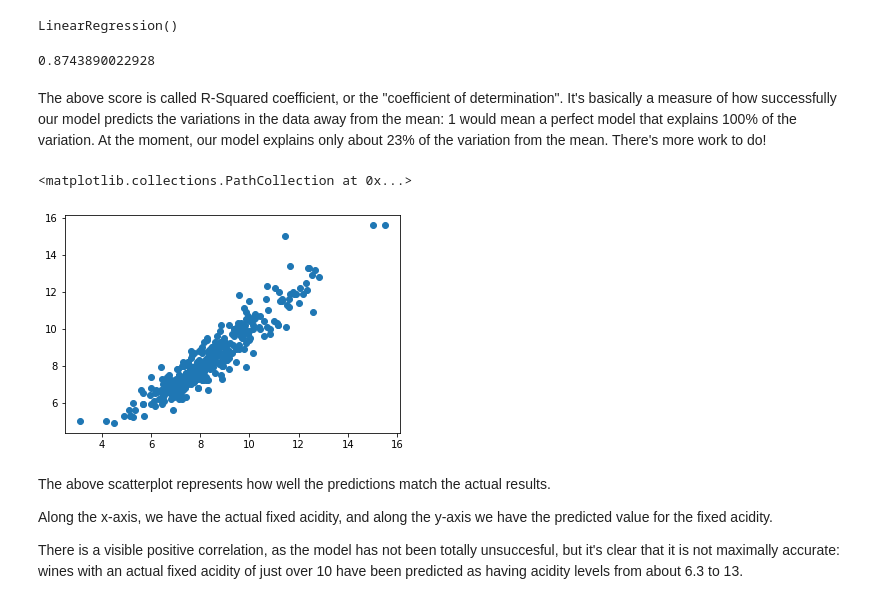
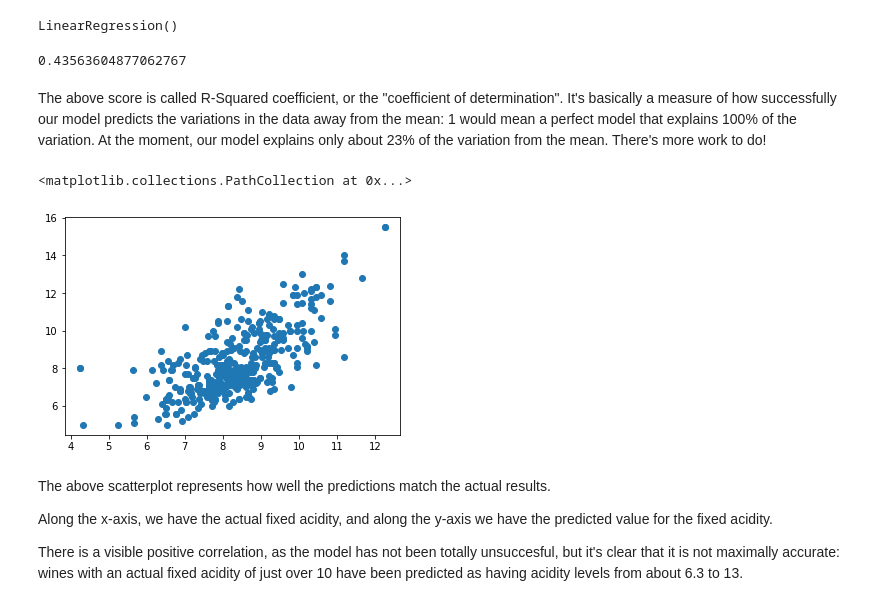
Before and after one commit to mitty4/misc_data_science, a Jupyter notebook: linearRegression/Springboard Regression Case Study - the Red Wine Dataset - Tier 3.ipynb, the cells around one changed output. Saved outputs shown, nothing was run; the diff lists cells and outputs as text; code cells hidden in the pictures.

```diff
--- a/linearRegression/Springboard Regression Case Study - the Red Wine Dataset - Tier 3.ipynb
+++ b/linearRegression/Springboard Regression Case Study - the Red Wine Dataset - Tier 3.ipynb
@@ -265,8 +265,9 @@ To be sure, for our first model, we're only going to focus on two variables: fix
 We'll be using [sklearn](https://scikit-learn.org/stable/modules/generated/sklearn.model_selection.train_test_split.html) here. Don't worry if not all of the syntax makes sense; just follow the rationale for what we're doing.
 # %%
 # Subsetting our data into our dependent and independent variables.
-y = df[['fixed.acidity']].values
-X = df.drop(['fixed.acidity'],axis=1).values
+y = df[['fixed.acidity']]
+#X = df.drop(['fixed.acidity'],axis=1).values
+X = df[['density']]
 
 # Split the data. This line uses the sklearn function train_test_split().
 # The test_size parameter means we can train with 75% of the data, and test on 25%.
@@ -289,20 +290,20 @@ rModel.fit(Xtrain, ytrain)
 LinearRegression()
 # %%
 # Evaluate the model
-r2_score(ytest, y_pred)
+rModel.score(Xtrain,ytrain)
 # %% [output]
-0.8743890022928
+0.43563604877062767
 # %% [markdown]
 The above score is called R-Squared coefficient, or the "coefficient of determination". It's basically a measure of how successfully our model predicts the variations in the data away from the mean: 1 would mean a perfect model that explains 100% of the variation. At the moment, our model explains only about 23% of the variation from the mean. There's more work to do!
 # %%
 # Use the model to make predictions about our test data
-y_pred = rModel.predict(Xtest)
+y_pred1 = rModel.predict(Xtest)
 # %%
 # Let's plot the predictions against the actual result. Use scatter()
-plt.scatter( y_pred, ytest)
+plt.scatter( y_pred1, ytest)
 # %% [output]
 <matplotlib.collections.PathCollection at 0x...>
-[figure, old version]
+[figure, new version]
 # %% [markdown]
 The above scatterplot represents how well the predictions match the actual results.
 
```
Also changed, not shown: parts of 15 cells of this notebook.
